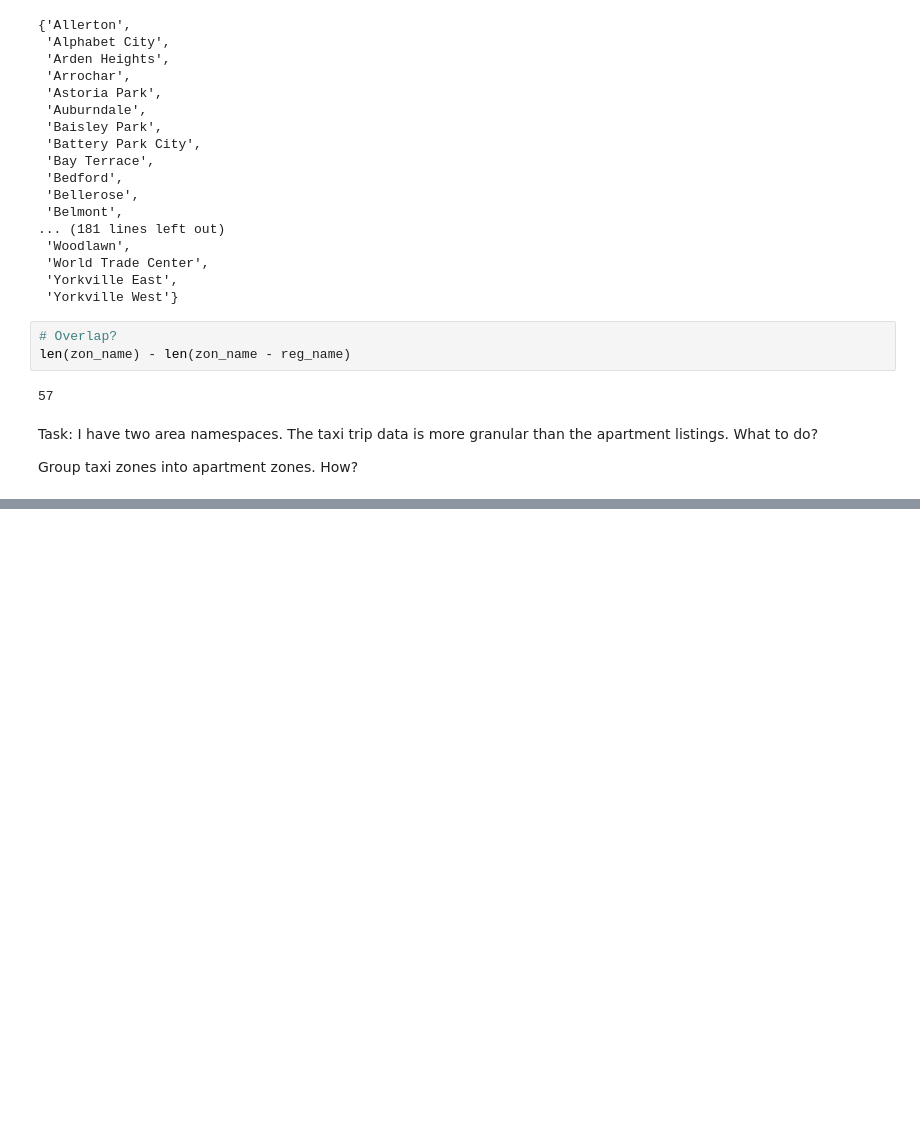
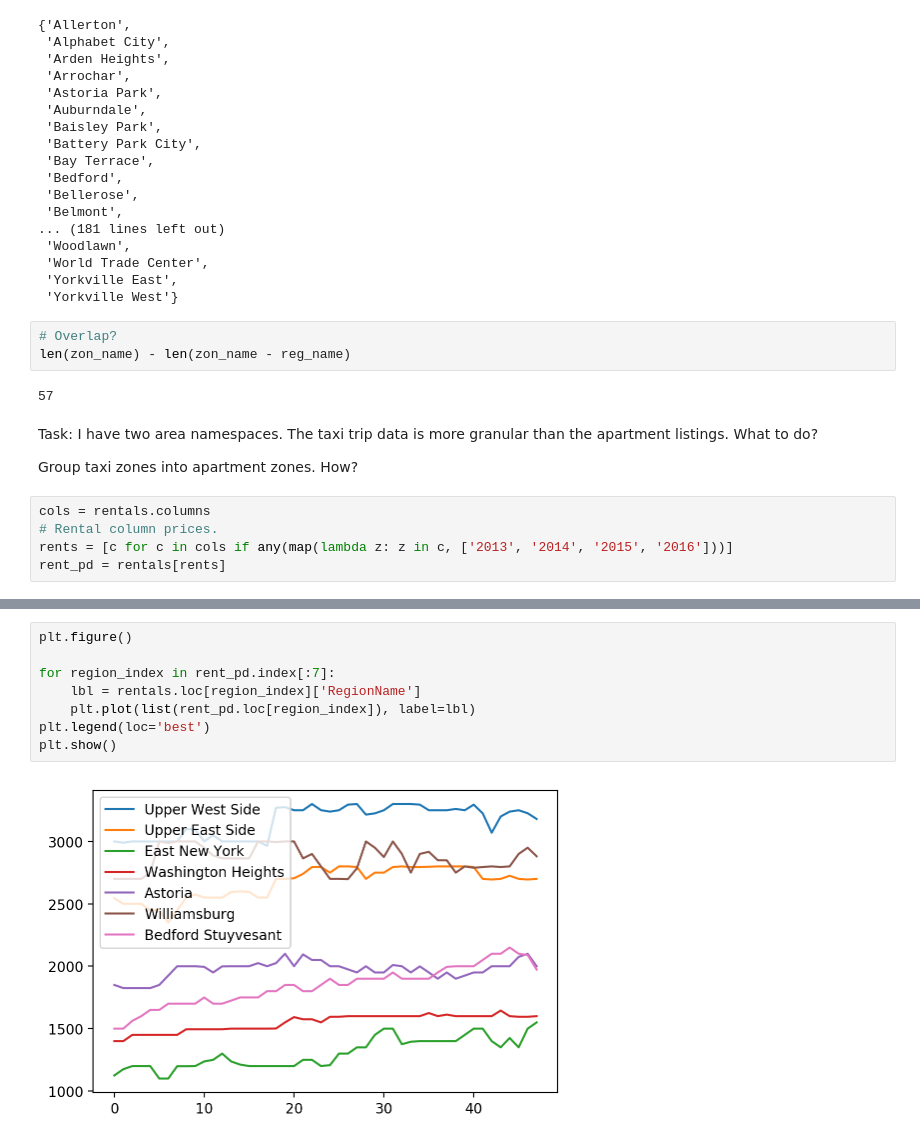
Before and after one commit to ds1004-sp17/ds1004, a Jupyter notebook: read_shapefiles.ipynb, the cells around one changed output, grey strips where cells are left out. Saved outputs shown, nothing was run; the diff lists cells and outputs as text; blank space fills up the shorter version.

Commit message:
rent prices

```diff
--- a/read_shapefiles.ipynb
+++ b/read_shapefiles.ipynb
@@ -191,3 +191,8 @@ len(zon_name) - len(zon_name - reg_name)
 Task: I have two area namespaces. The taxi trip data is more granular than the apartment listings. What to do?
 
 Group taxi zones into apartment zones. How?
+# %%
+cols = rentals.columns
+# Rental column prices.
+rents = [c for c in cols if any(map(lambda z: z in c, ['2013', '2014', '2015', '2016']))]
+rent_pd = rentals[rents]
@@ -193,0 +220,10 @@ Group taxi zones into apartment zones. How?
+# %%
+plt.figure()
+
+for region_index in rent_pd.index[:7]:
+    lbl = rentals.loc[region_index]['RegionName']
+    plt.plot(list(rent_pd.loc[region_index]), label=lbl)
+plt.legend(loc='best')
+plt.show()
+# %% [output]
+[figure, added]
```
Also changed, not shown: parts of 2 cells of this notebook.
